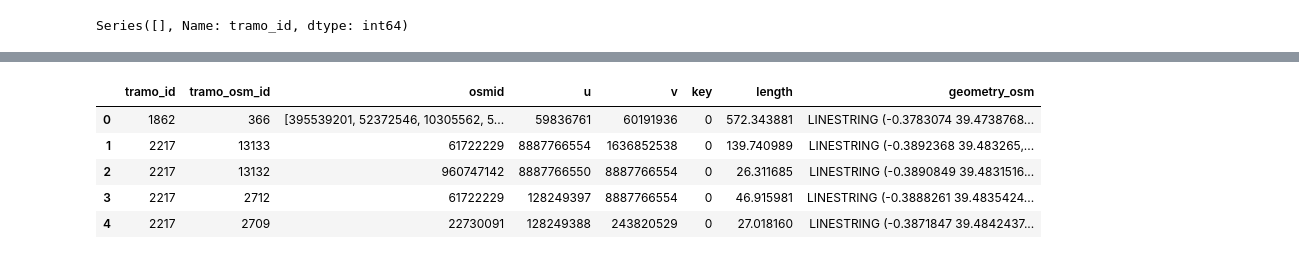
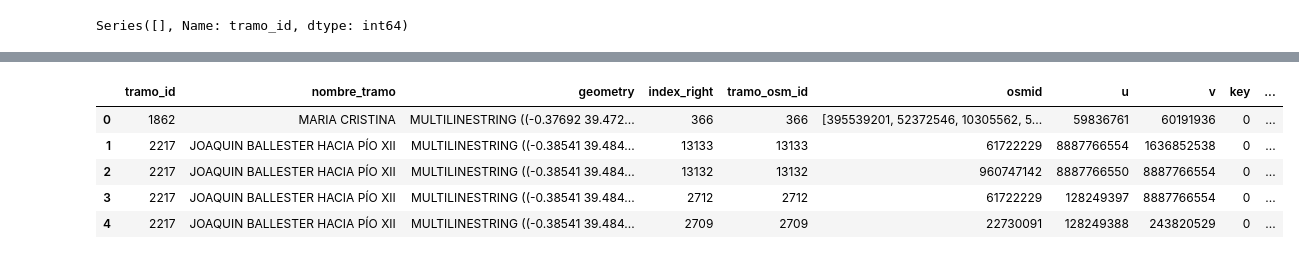
Before and after one commit to mbrazalez/smart-mobility-vlc, a Jupyter notebook: notebooks/EDA_ValenciaOpenData.ipynb, the cells around one changed output, grey strips where cells are left out. Cells and saved outputs as stored; diff of their text form; code cells hidden in the pictures.

```diff
--- a/notebooks/EDA_ValenciaOpenData.ipynb
+++ b/notebooks/EDA_ValenciaOpenData.ipynb
@@ -1424,12 +1407,0 @@ mapping_entre_tramos
-# %%
-# Guardamos el .csv
-mapping_final[["tramo_id", "tramo_osm_id", "osmid", "u", "v", "key", "length", "geometry_osm"]].to_csv(path_or_buf="datasets/consolidated/mappings-entre-tramos.csv", sep=";", index=False)
-
-pd.read_csv("datasets/consolidated/mappings-entre-tramos.csv", sep=";").head()
-# %% [output]
-|  | tramo_id | tramo_osm_id | osmid | u | v | key | length | geometry_osm |
-| 0 | 1862 | 366 | [395539201, 52372546, 10305562, 5... | 59836761 | 60191936 | 0 | 572.343881 | LINESTRING (-0.3783074 39.4738768... |
-| 1 | 2217 | 13133 | 61722229 | 8887766554 | 1636852538 | 0 | 139.740989 | LINESTRING (-0.3892368 39.483265,... |
-| 2 | 2217 | 13132 | 960747142 | 8887766550 | 8887766554 | 0 | 26.311685 | LINESTRING (-0.3890849 39.4831516... |
-| 3 | 2217 | 2712 | 61722229 | 128249397 | 8887766554 | 0 | 46.915981 | LINESTRING (-0.3888261 39.4835424... |
-| 4 | 2217 | 2709 | 22730091 | 128249388 | 243820529 | 0 | 27.018160 | LINESTRING (-0.3871847 39.4842437... |
@@ -1435,0 +1433,9 @@ pd.read_csv("datasets/consolidated/mappings-entre-tramos.csv", sep=";").head()
+# %%
+mapping_final.head(5)
+# %% [output]
+|  | tramo_id | nombre_tramo | geometry | index_right | tramo_osm_id | osmid | u | v | key | ... |
+| 0 | 1862 | MARIA CRISTINA | MULTILINESTRING ((-0.37692 39.472... | 366 | 366 | [395539201, 52372546, 10305562, 5... | 59836761 | 60191936 | 0 | ... |
+| 1 | 2217 | JOAQUIN BALLESTER HACIA PÍO XII | MULTILINESTRING ((-0.38541 39.484... | 13133 | 13133 | 61722229 | 8887766554 | 1636852538 | 0 | ... |
+| 2 | 2217 | JOAQUIN BALLESTER HACIA PÍO XII | MULTILINESTRING ((-0.38541 39.484... | 13132 | 13132 | 960747142 | 8887766550 | 8887766554 | 0 | ... |
+| 3 | 2217 | JOAQUIN BALLESTER HACIA PÍO XII | MULTILINESTRING ((-0.38541 39.484... | 2712 | 2712 | 61722229 | 128249397 | 8887766554 | 0 | ... |
+| 4 | 2217 | JOAQUIN BALLESTER HACIA PÍO XII | MULTILINESTRING ((-0.38541 39.484... | 2709 | 2709 | 22730091 | 128249388 | 243820529 | 0 | ... |
```
Also changed, not shown: parts of 6 cells of this notebook, 9 other files.
